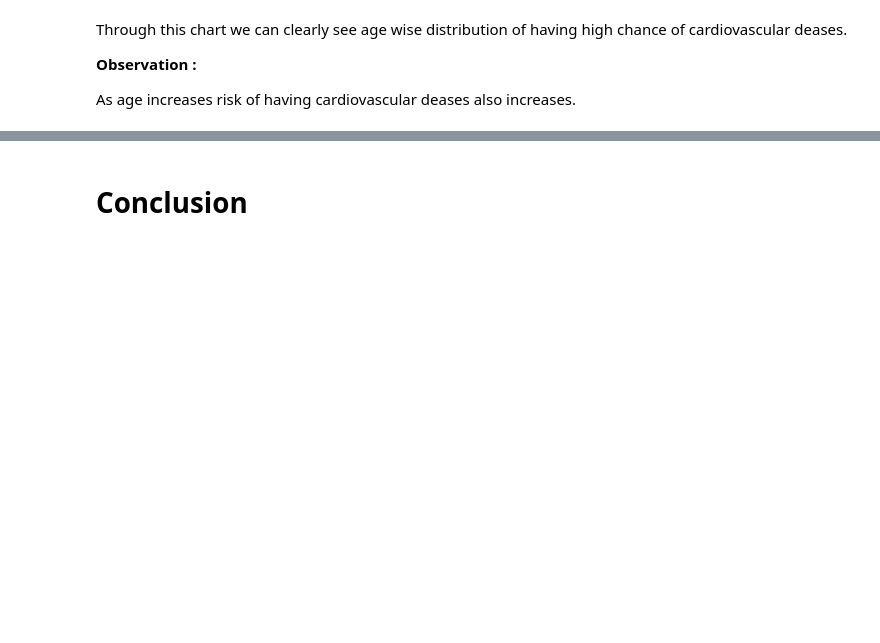
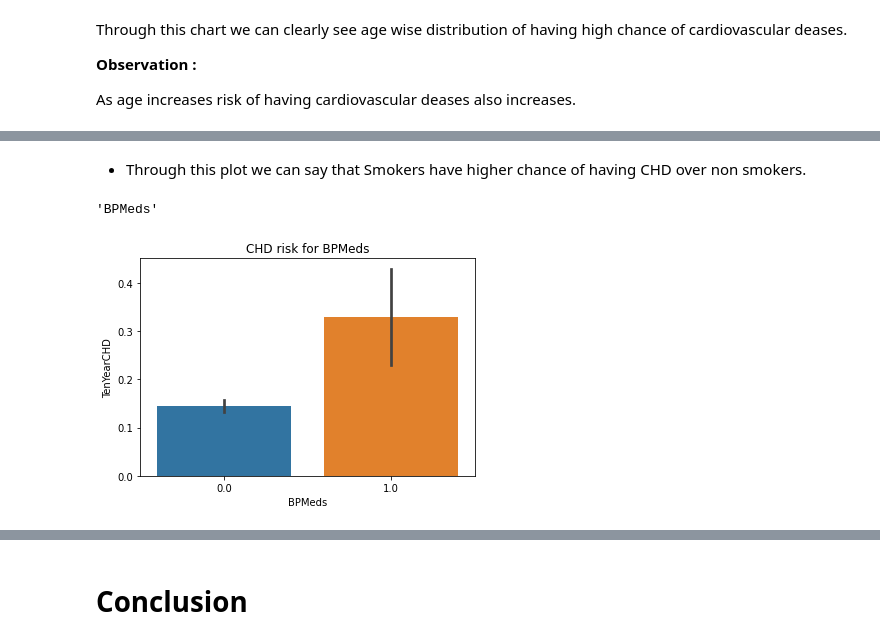
Before and after one commit to Jaypardeshii/Cardiovascular-Risk-Prediction, a Jupyter notebook: Cardiovascular_Risk_Prediction.ipynb, the cells around one changed output, grey strips where cells are left out. Cells and saved outputs as stored; diff of their text form; code cells hidden in the pictures; blank space fills up the shorter version.

```diff
--- a/Cardiovascular_Risk_Prediction.ipynb
+++ b/Cardiovascular_Risk_Prediction.ipynb
@@ -973,0 +552,8 @@ Answer Here.
+# %% [markdown]
+* Through this plot we can say that Smokers have higher chance of having CHD over non smokers.
+# %%
+# CHD risk prediction having BPMeds Vs Non BPMeds
+chart('BPMeds')
+# %% [output]
+'BPMeds'
+[figure, added]
```
Also changed, not shown: parts of 397 cells of this notebook.
